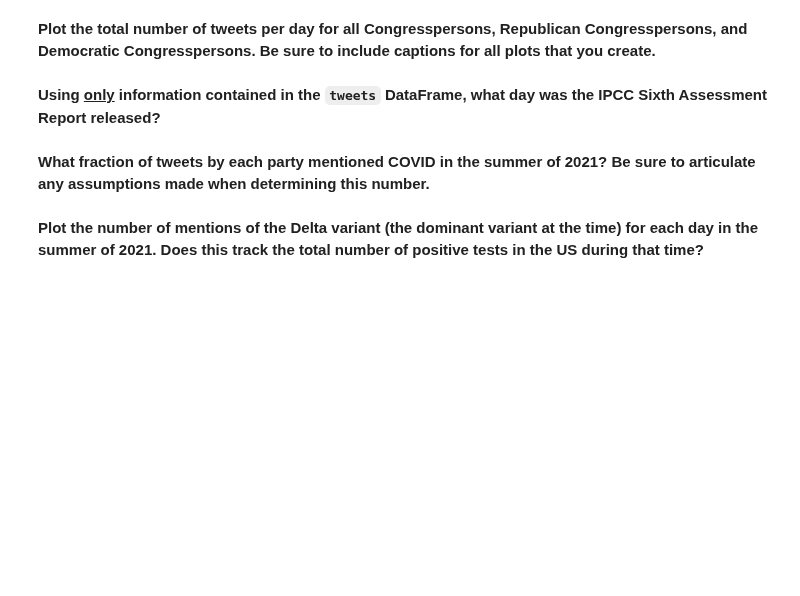
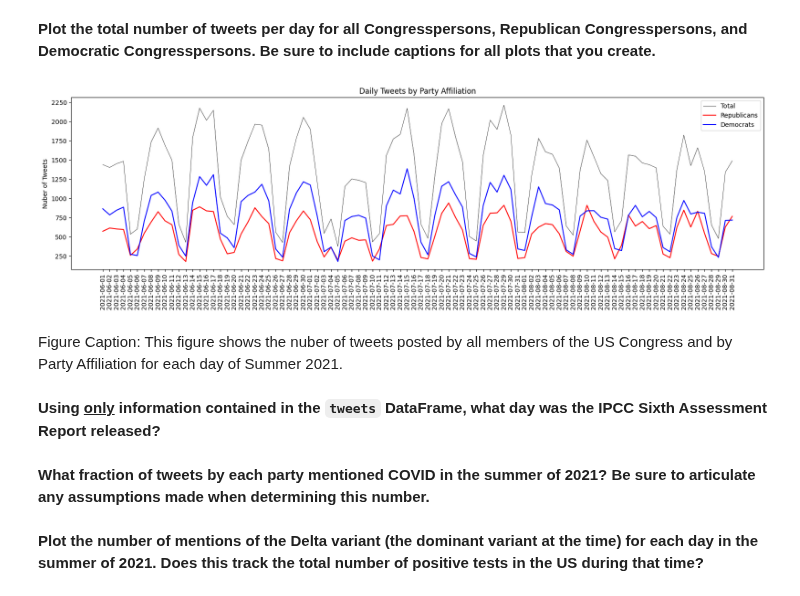
Before and after one commit to ReidelVichot/DSTEP23, a Jupyter notebook: assignments/dstep23_assignment_03_RVichot.ipynb, the cells around one changed output. Cells and saved outputs as stored; diff of their text form; code cells hidden in the pictures; blank space fills up the shorter version.

```diff
--- a/assignments/dstep23_assignment_03_RVichot.ipynb
+++ b/assignments/dstep23_assignment_03_RVichot.ipynb
@@ -136,3 +241,5 @@ Notice that you now have a DataFrame `data` containing tweets for the summer of
 **Create a column called `"day"` in the `tweets` DataFrame that represents the day the tweet was sent$^{\dagger}$.**
 
 <small>$^\dagger$ Note, ignore any Warnings (but not Errors!) that you may get when creating the column.  Also note that the day is the first 10 characters in the `"time"` column.</small>
+# %%
+tweets["day"] = tweets["time"].str[:10]
@@ -139,2 +252,7 @@ Notice that you now have a DataFrame `data` containing tweets for the summer of
 # %% [markdown]
 **Create two separate subsets of the `tweets` DataFrame that contains only those tweets from Congresspersons affiliated with the Republican or Democratic party.**
+# %%
+party = []
+for member in list(tweets.screen_name):
+  if member in list(accts.Twitter):
+    party.append(list(accts.Party)[list(accts.Twitter).index(member)])
@@ -149,3 +357,18 @@ Notice that you now have a DataFrame `data` containing tweets for the summer of
+# %%
+fig, ax = plt.subplots(figsize=(20, 5))
+
+ax.plot(tweets.groupby("day").sum()["official"], label="Total", color="k", lw=0.5)
+ax.plot(tweets[tweets["party"]=="R"].groupby("day").sum()["official"], label="Republicans", color="r")
+ax.plot(tweets[tweets["party"]=="D"].groupby("day").sum()["official"], label="Democrats", color ="b")
+ax.legend()
+plt.xticks(rotation='vertical')
+ax.set_title("Daily Tweets by Party Affiliation")
+ax.set_ylabel("Nuber of Tweets")
+fig.show()
+# %% [output]
+[figure, added]
+# %% [markdown]
+Figure Caption: This figure shows the nuber of tweets posted by all members of the US Congress and by Party Affiliation for each day of Summer 2021.
 # %% [markdown]
 **Using <u>only</u> information contained in the `tweets` DataFrame, what day was the IPCC Sixth Assessment Report released?**
 # %% [markdown]
```
Also changed, not shown: parts of 28 cells of this notebook.
